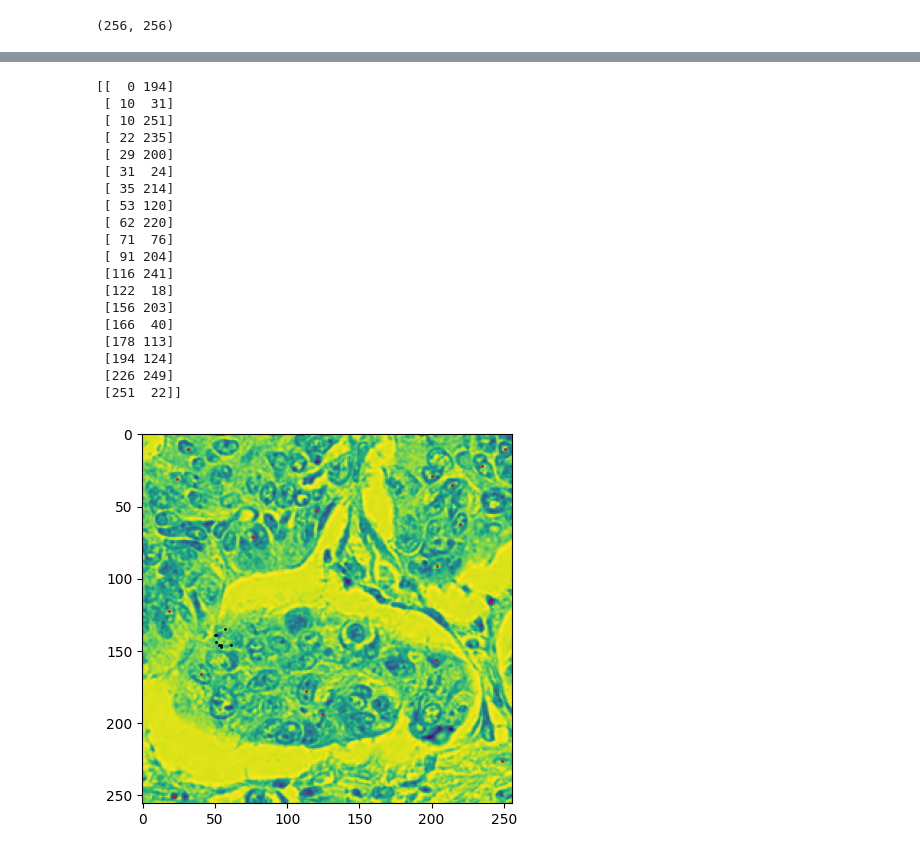
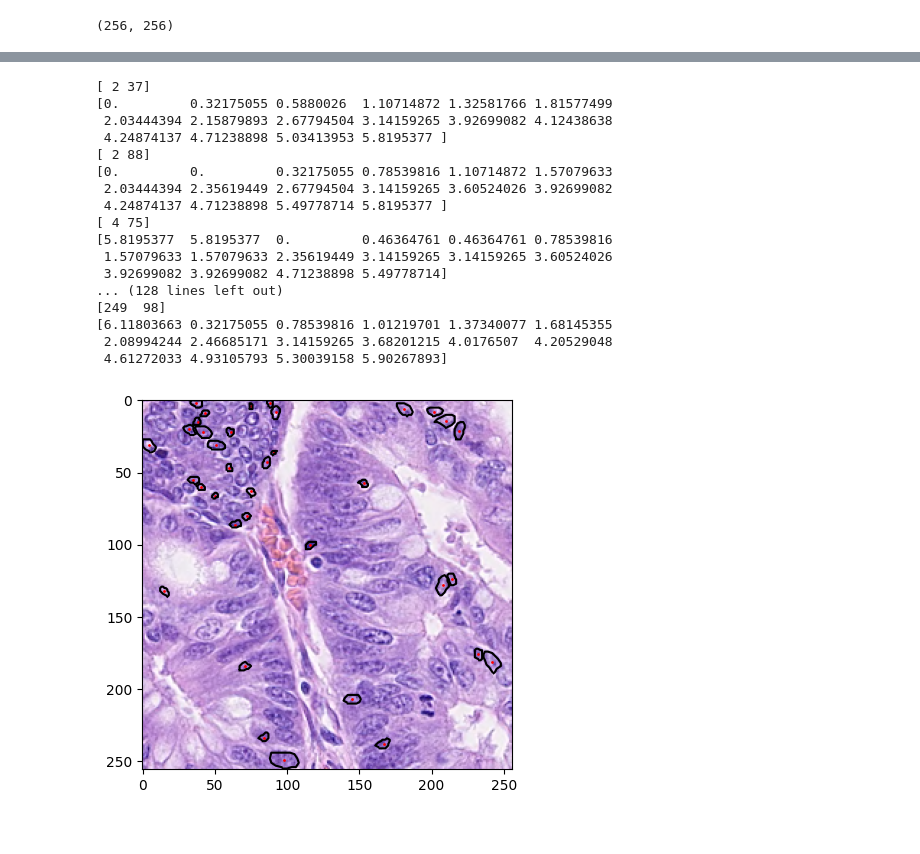
Before and after one commit to NischalSuresh/StarDist-Lizard, a Jupyter notebook: new-star_dist.ipynb, the cells around one changed output, grey strips where cells are left out. Drawn from its saved outputs; the diff is of its cells as text; code cells hidden in the pictures.

Commit message:
new-star_dist updated

```diff
--- a/new-star_dist.ipynb
+++ b/new-star_dist.ipynb
@@ -8,5 +20,5 @@ import skimage
 # %%
-def calculate_starGT(instance_segmentation_map, n_rays = 8):
+def calculate_starGT(instance_segmentation_map, n_rays = 32):
         """
         Calculate object prob for each pixel in the image.
         Args:
@@ -25,23 +37,18 @@ def calculate_starGT(instance_segmentation_map, n_rays = 8):
         # iterate over each instance
         for inst in np.unique(instance_segmentation_map)[1:]:
             instance_pixels = (instance_segmentation_map == inst)
-            boundary_pixels = skimage.segmentation.find_boundaries(instance_pixels, 2, mode='inner', background=0)
-            boundary_indices = np.argwhere(boundary_pixels)
+            contour_initial, _ = cv.findContours(instance_pixels.astype(np.uint8), cv.RETR_EXTERNAL, cv.CHAIN_APPROX_NONE)
+            contour_initial = contour_initial[0][:, 0, :]
+            contour = order_contour(contour_initial)
             # randomly sample n_rays points on the boundary
-            n_boundary_pixels = boundary_indices.shape[0]
-            try:
-                ray_indices = np.random.choice(n_boundary_pixels, size=n_rays, replace=False)
-            # if there are less boundary pixels than rays, sample with replacement
-            except:
-                ray_indices = np.random.choice(n_boundary_pixels, size=n_rays, replace=True)
+            contour_n = contour[np.linspace(0, len(contour) - 1, n_rays).astype(int)]
 
-            ray_points = boundary_indices[ray_indices]
             # iterate over each pixel in the instance
             for i in range(instance_segmentation_map.shape[0]):
                 for j in range(instance_segmentation_map.shape[1]):
                     if instance_pixels[i,j]:
                         distances_to_background = np.linalg.norm(
-                        boundary_indices - np.array([i, j]), axis=1
+                        contour - np.array([i, j]), axis=1
                         )
                         min_distance = np.min(distances_to_background)
                         # normalize to [0, 1]
@@ -50,9 +57,9 @@ def calculate_starGT(instance_segmentation_map, n_rays = 8):
                         except:
                             object_probabilities[i, j] = 0
                         # calculate the distance from instace pixel to each ray point using np.linalg.norm
-                        star_distances[i,j] = np.linalg.norm(ray_points - np.array([i, j]), axis=1)
-                        # calc the angles with respect to the x-axis
-                        angles_ray = np.arctan2(ray_points[:, 1] - j, ray_points[:, 0] - i)
+                        star_distances[i,j] = np.linalg.norm(contour_n - np.array([i, j]), axis=1)
+                        # calc the angles with respect to the j-axis
+                        angles_ray = np.arctan2(contour_n[:, 1] - j, contour_n[:, 0] - i)
                         # angles from [-pi,pi] --> [0, 2pi] and normalize to [0, 1]
                         angles[i,j] = ((angles_ray + 2 * np.pi) % (2 * np.pi)) / (2 * np.pi)
         return object_probabilities, star_distances, angles
@@ -60,14 +67,14 @@ def calculate_starGT(instance_segmentation_map, n_rays = 8):
 labels_path = "/Users/ngandige/Documents/stardist/StarDist-Lizard/data/labels.npy"
 images_path = "/Users/ngandige/Documents/stardist/StarDist-Lizard/data/images.npy"
 
-instance_map = np.load(labels_path)[1,:,:,0]
-image = np.load(images_path)[1,:,:,0]
+instance_map = np.load(labels_path)[5,:,:,0]
+image = np.load(images_path)[5,:,:,:]
 # %%
 instance_map.shape
 # %% [output]
 (256, 256)
 # %%
-object_probabilities, star_distances, angles  = calculate_starGT(instance_map, n_rays = 8)
+object_probabilities, star_distances, angles  = calculate_starGT(instance_map, n_rays = 16)
 # %%
 plt.imshow(object_probabilities)
 # %% [output]
@@ -76,8 +83,7 @@ plt.imshow(object_probabilities)
 # %%
 # select points where object_probabilities > 0.72
-points = np.argwhere(object_probabilities > 0.65)
+points = np.argwhere(object_probabilities > 0.68)
 plt.imshow(instance_map)
 plt.scatter(points[:,1], points[:,0], s=2, c='r')
-plt.scatter(88,18,s=2, c='black')
 plt.show()
 # %% [output]
@@ -115,51 +110,56 @@ print(x,y)
 # %%
 # calculate 99.5 percentile object_probabilities
 percentile_99_5 = np.percentile(object_probabilities, 99.5)
 # select points whcih are atleast 5 pixels away from each other
 def filter_points(points, x):
     filtered_points = []
 
     for i, point1 in enumerate(points):
         is_valid = True
 
         for j, point2 in enumerate(points):
             if i != j:  # Avoid comparing the point to itself
                 distance = np.linalg.norm(np.array(point1) - np.array(point2))
                 if distance < x:
                     is_valid = False
                     break  # No need to check other points
 
         if is_valid:
             filtered_points.append(point1)
 
     return np.array(filtered_points)
 
 # select points where object_probabilities > percentile_99.5
 mid_points = np.argwhere(object_probabilities > percentile_99_5)
 # filter points
 filtered_points = filter_points(mid_points, 5)
 plt.imshow(image)
 plt.scatter(filtered_points[:,1], filtered_points[:,0], s=1, c='r')
-plt.scatter(y,x,s=1, c='black')
+for point in filtered_points:
+    start_point = point
+    length = star_distances[start_point[0], start_point[1]]
+    angle_rad = angles[start_point[0], start_point[1]] * 2 * np.pi
+    print(point)
+    print(angle_rad)
+    x , y = calculate_endpoint(start_point, length, angle_rad)
+    plt.plot(y,x, c='black')
 plt.show()
 # %% [output]
-[[  0 194]
- [ 10  31]
- [ 10 251]
- [ 22 235]
- [ 29 200]
- [ 31  24]
- [ 35 214]
- [ 53 120]
- [ 62 220]
- [ 71  76]
- [ 91 204]
- [116 241]
- [122  18]
- [156 203]
- [166  40]
- [178 113]
- [194 124]
- [226 249]
- [251  22]]
+[ 2 37]
+[0.         0.32175055 0.5880026  1.10714872 1.32581766 1.81577499
+ 2.03444394 2.15879893 2.67794504 3.14159265 3.92699082 4.12438638
+ 4.24874137 4.71238898 5.03413953 5.8195377 ]
+[ 2 88]
+[0.         0.         0.32175055 0.78539816 1.10714872 1.57079633
+ 2.03444394 2.35619449 2.67794504 3.14159265 3.60524026 3.92699082
+ 4.24874137 4.71238898 5.49778714 5.8195377 ]
+[ 4 75]
+[5.8195377  5.8195377  0.         0.46364761 0.46364761 0.78539816
+ 1.57079633 1.57079633 2.35619449 3.14159265 3.14159265 3.60524026
+ 3.92699082 3.92699082 4.71238898 5.49778714]
+... (128 lines left out)
+[249  98]
+[6.11803663 0.32175055 0.78539816 1.01219701 1.37340077 1.68145355
+ 2.08994244 2.46685171 3.14159265 3.68201215 4.0176507  4.20529048
+ 4.61272033 4.93105793 5.30039158 5.90267893]
-[figure, old version]
+[figure, new version]
```
Also changed, not shown: parts of 21 cells of this notebook.
